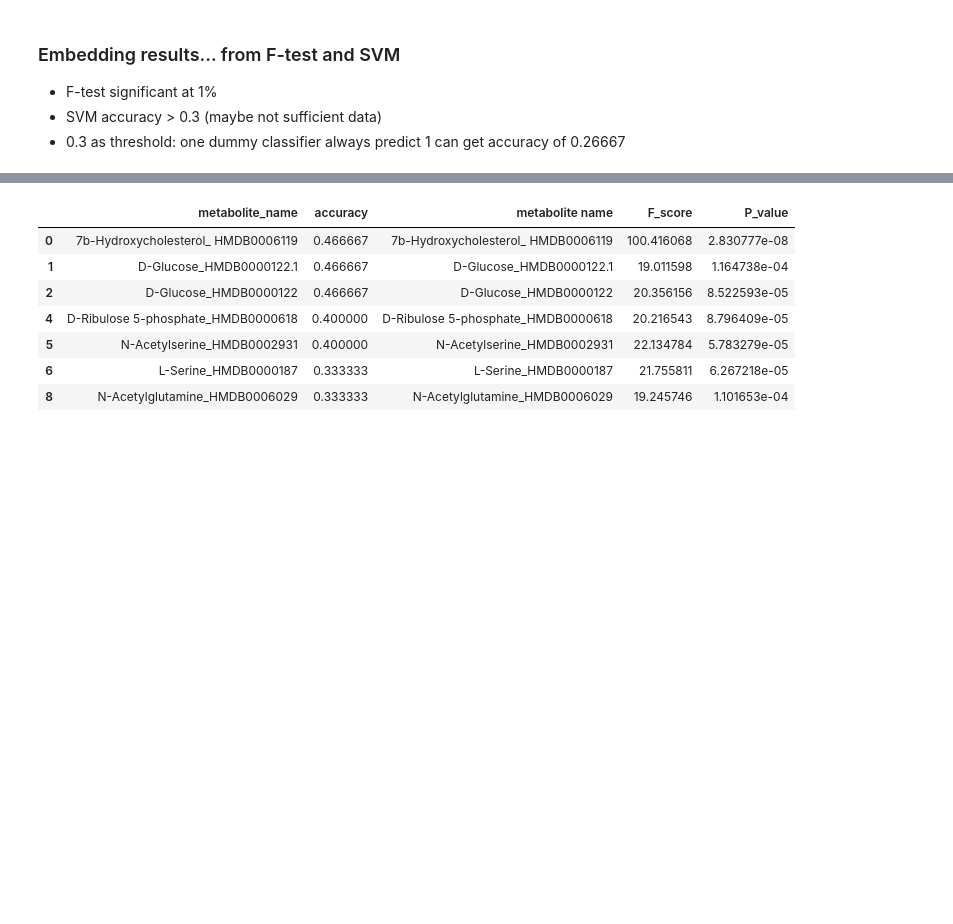
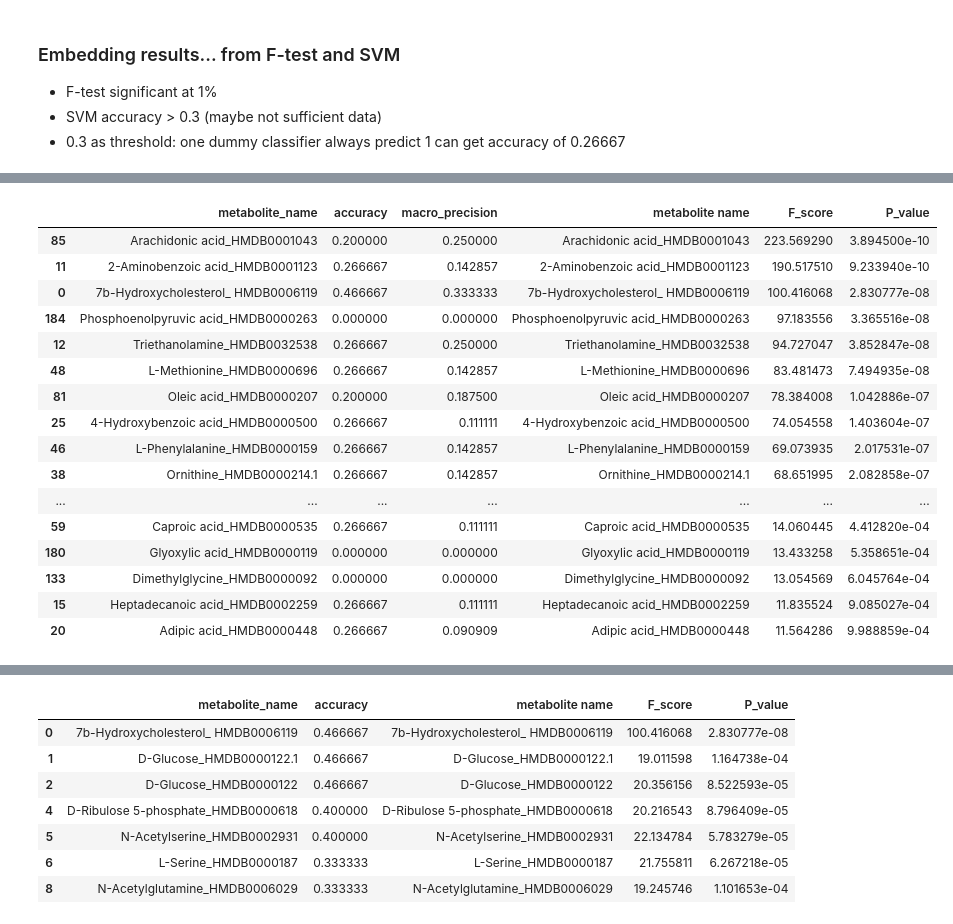
Before and after one commit to jiaqiw9/interpretation-of-metabolomics, a Jupyter notebook: feature_analysis/DS Project.ipynb, the cells around one changed output, grey strips where cells are left out. Saved outputs shown, nothing was run; the diff lists cells and outputs as text; code cells hidden in the pictures; blank space fills up the shorter version.

```diff
--- a/feature_analysis/DS Project.ipynb
+++ b/feature_analysis/DS Project.ipynb
@@ -437,3 +494,23 @@ comb_f_svm = result.merge(result_f,how='left',left_on='metabolite_name',right_on
+# %%
+comb_f_svm[(comb_f_svm['P_value']<=0.001)].sort_values(by='P_value',ascending=True)
+# %% [output]
+|  | metabolite_name | accuracy | macro_precision | metabolite name | F_score | P_value |
+| 85 | Arachidonic acid_HMDB0001043 | 0.200000 | 0.250000 | Arachidonic acid_HMDB0001043 | 223.569290 | 3.894500e-10 |
+| 11 | 2-Aminobenzoic acid_HMDB0001123 | 0.266667 | 0.142857 | 2-Aminobenzoic acid_HMDB0001123 | 190.517510 | 9.233940e-10 |
+| 0 | 7b-Hydroxycholesterol_ HMDB0006119 | 0.466667 | 0.333333 | 7b-Hydroxycholesterol_ HMDB0006119 | 100.416068 | 2.830777e-08 |
+| 184 | Phosphoenolpyruvic acid_HMDB0000263 | 0.000000 | 0.000000 | Phosphoenolpyruvic acid_HMDB0000263 | 97.183556 | 3.365516e-08 |
+| 12 | Triethanolamine_HMDB0032538 | 0.266667 | 0.250000 | Triethanolamine_HMDB0032538 | 94.727047 | 3.852847e-08 |
+| 48 | L-Methionine_HMDB0000696 | 0.266667 | 0.142857 | L-Methionine_HMDB0000696 | 83.481473 | 7.494935e-08 |
+| 81 | Oleic acid_HMDB0000207 | 0.200000 | 0.187500 | Oleic acid_HMDB0000207 | 78.384008 | 1.042886e-07 |
+| 25 | 4-Hydroxybenzoic acid_HMDB0000500 | 0.266667 | 0.111111 | 4-Hydroxybenzoic acid_HMDB0000500 | 74.054558 | 1.403604e-07 |
+| 46 | L-Phenylalanine_HMDB0000159 | 0.266667 | 0.142857 | L-Phenylalanine_HMDB0000159 | 69.073935 | 2.017531e-07 |
+| 38 | Ornithine_HMDB0000214.1 | 0.266667 | 0.142857 | Ornithine_HMDB0000214.1 | 68.651995 | 2.082858e-07 |
+| ... | ... | ... | ... | ... | ... | ... |
+| 59 | Caproic acid_HMDB0000535 | 0.266667 | 0.111111 | Caproic acid_HMDB0000535 | 14.060445 | 4.412820e-04 |
+| 180 | Glyoxylic acid_HMDB0000119 | 0.000000 | 0.000000 | Glyoxylic acid_HMDB0000119 | 13.433258 | 5.358651e-04 |
+| 133 | Dimethylglycine_HMDB0000092 | 0.000000 | 0.000000 | Dimethylglycine_HMDB0000092 | 13.054569 | 6.045764e-04 |
+| 15 | Heptadecanoic acid_HMDB0002259 | 0.266667 | 0.111111 | Heptadecanoic acid_HMDB0002259 | 11.835524 | 9.085027e-04 |
+| 20 | Adipic acid_HMDB0000448 | 0.266667 | 0.090909 | Adipic acid_HMDB0000448 | 11.564286 | 9.988859e-04 |
 # %%
 comb_f_svm[comb_f_svm['accuracy']>=0.3]
 # %% [output]
```
Also changed, not shown: parts of 17 cells of this notebook, 2 other files.
